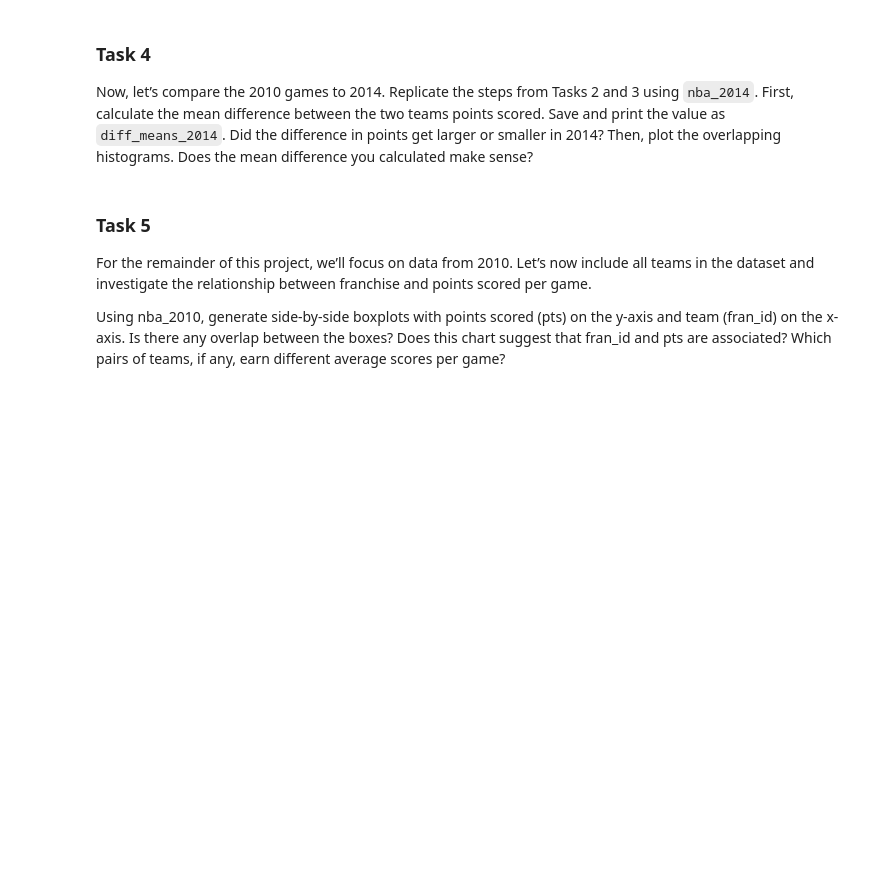
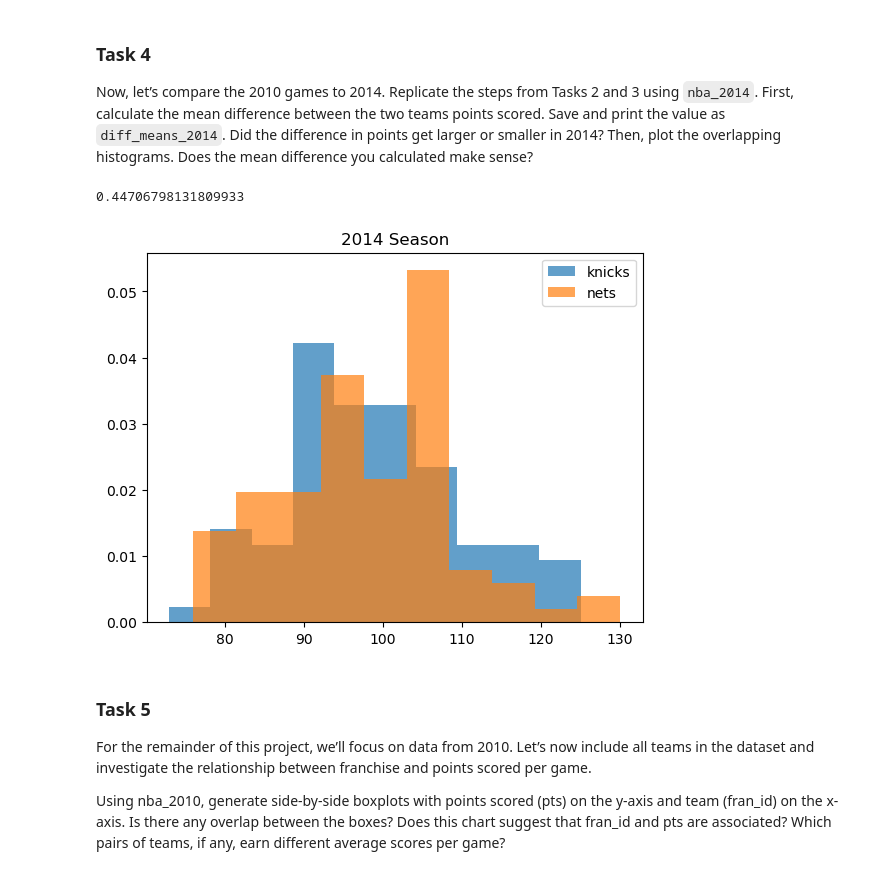
Before and after one commit to weilian97/NBA-Trends, a Jupyter notebook: Codecademy_NBA_Trends_Project.ipynb, the cells around one changed output. Saved outputs shown, nothing was run; the diff lists cells and outputs as text; code cells hidden in the pictures; blank space fills up the shorter version.

```diff
--- a/Codecademy_NBA_Trends_Project.ipynb
+++ b/Codecademy_NBA_Trends_Project.ipynb
@@ -64,6 +64,21 @@ plt.show()
 # %% [markdown]
 ### Task 4
 Now, let’s compare the 2010 games to 2014. Replicate the steps from Tasks 2 and 3 using `nba_2014`. First, calculate the mean difference between the two teams points scored. Save and print the value as `diff_means_2014`. Did the difference in points get larger or smaller in 2014? Then, plot the overlapping histograms. Does the mean difference you calculated make sense?
+# %%
+knicks_pts_2014 = nba_2014.pts[nba_2014.fran_id =="Knicks"]
+nets_pts_2014 = nba_2014.pts[nba_2014.fran_id =="Nets"]
+
+diff_means_2014 = knicks_pts_2014.mean() - nets_pts_2014.mean()
+print(diff_means_2014)
+
+plt.hist(knicks_pts_2014, alpha=0.7, density = True, label='knicks')
+plt.hist(nets_pts_2014, alpha=0.7, density = True, label='nets')
+plt.legend()
+plt.title("2014 Season")
+plt.show()
+# %% [output]
+0.44706798131809933
+[figure, added]
 # %% [markdown]
 ### Task 5
 For the remainder of this project, we’ll focus on data from 2010. Let’s now include all teams in the dataset and investigate the relationship between franchise and points scored per game.
```
Also changed, not shown: parts of 3 cells of this notebook.
